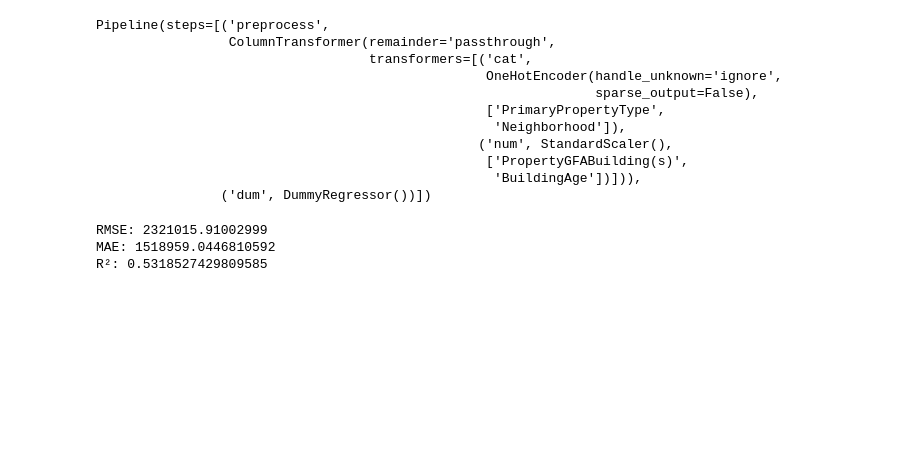
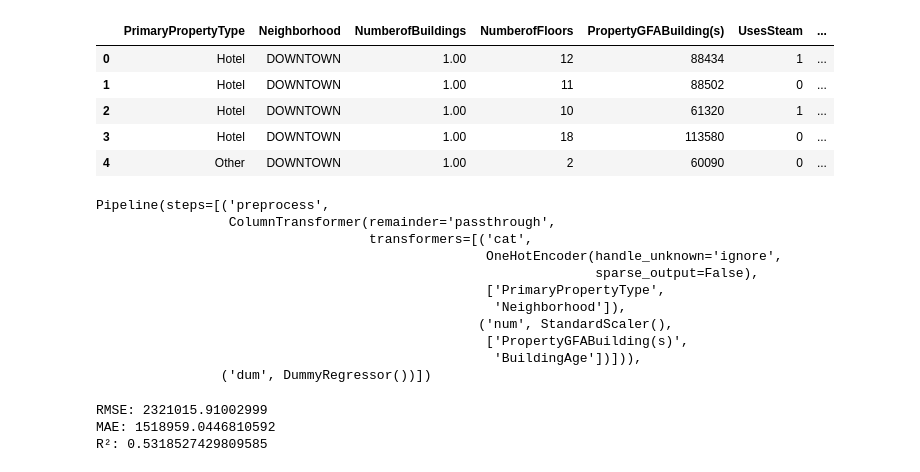
Before and after one commit to nigeldellamore66-crypto/Projet6-OPC-ML-Conso-Bat, a Jupyter notebook: ml_testing.ipynb, the cells around one changed output. Cells and saved outputs as stored; diff of their text form; code cells hidden in the pictures; blank space fills up the shorter version.

```diff
--- a/ml_testing.ipynb
+++ b/ml_testing.ipynb
@@ -37,7 +37,15 @@ building_cons=building_consumption.copy()
 # %%
 # Séparation dataframe feature/variable cible
 X = building_cons.drop(columns=['SiteEnergyUseWN(kBtu)'])
 y = building_cons['SiteEnergyUseWN(kBtu)']
+X.head()
+# %% [output]
+|  | PrimaryPropertyType | Neighborhood | NumberofBuildings | NumberofFloors | PropertyGFABuilding(s) | UsesSteam | ... |
+| 0 | Hotel | DOWNTOWN | 1.00 | 12 | 88434 | 1 | ... |
+| 1 | Hotel | DOWNTOWN | 1.00 | 11 | 88502 | 0 | ... |
+| 2 | Hotel | DOWNTOWN | 1.00 | 10 | 61320 | 1 | ... |
+| 3 | Hotel | DOWNTOWN | 1.00 | 18 | 113580 | 0 | ... |
+| 4 | Other | DOWNTOWN | 1.00 | 2 | 60090 | 0 | ... |
 # %%
 # Encodage et scaling sur les colonnes suivantes:
 
```
Also changed, not shown: parts of 13 cells of this notebook.
